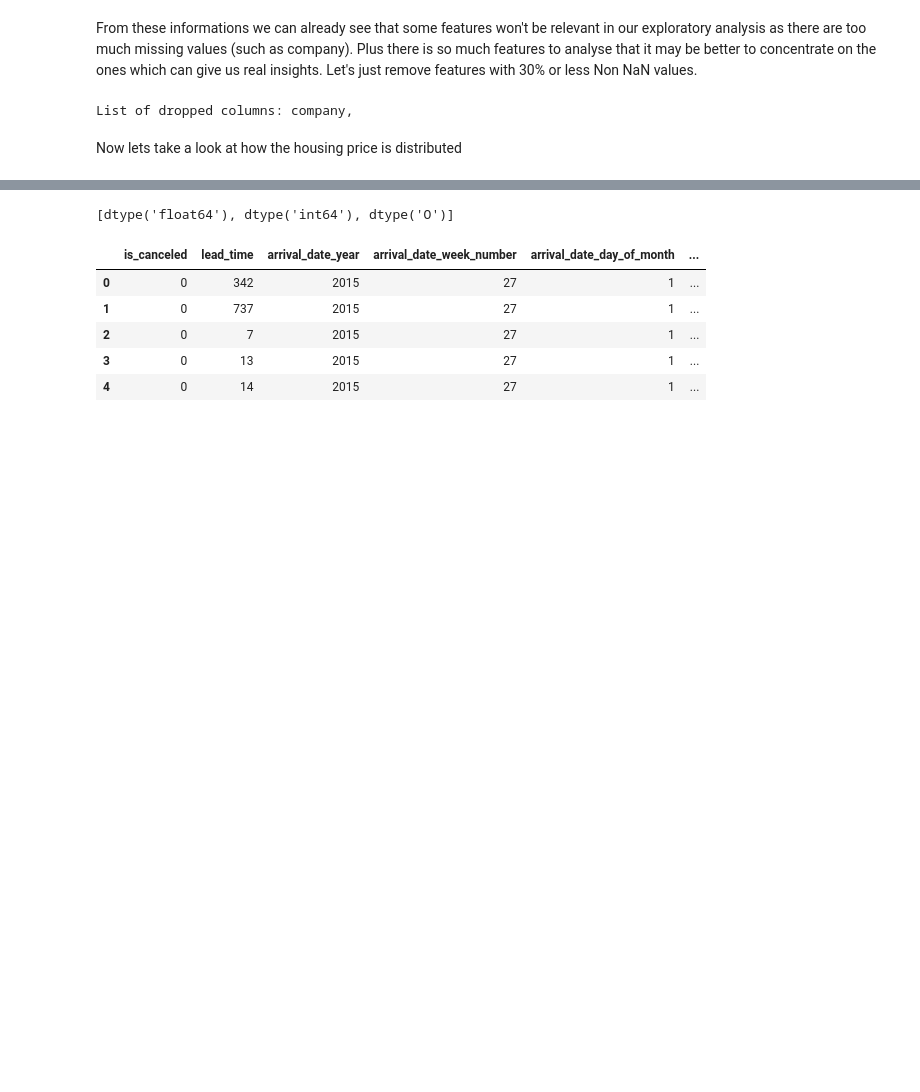
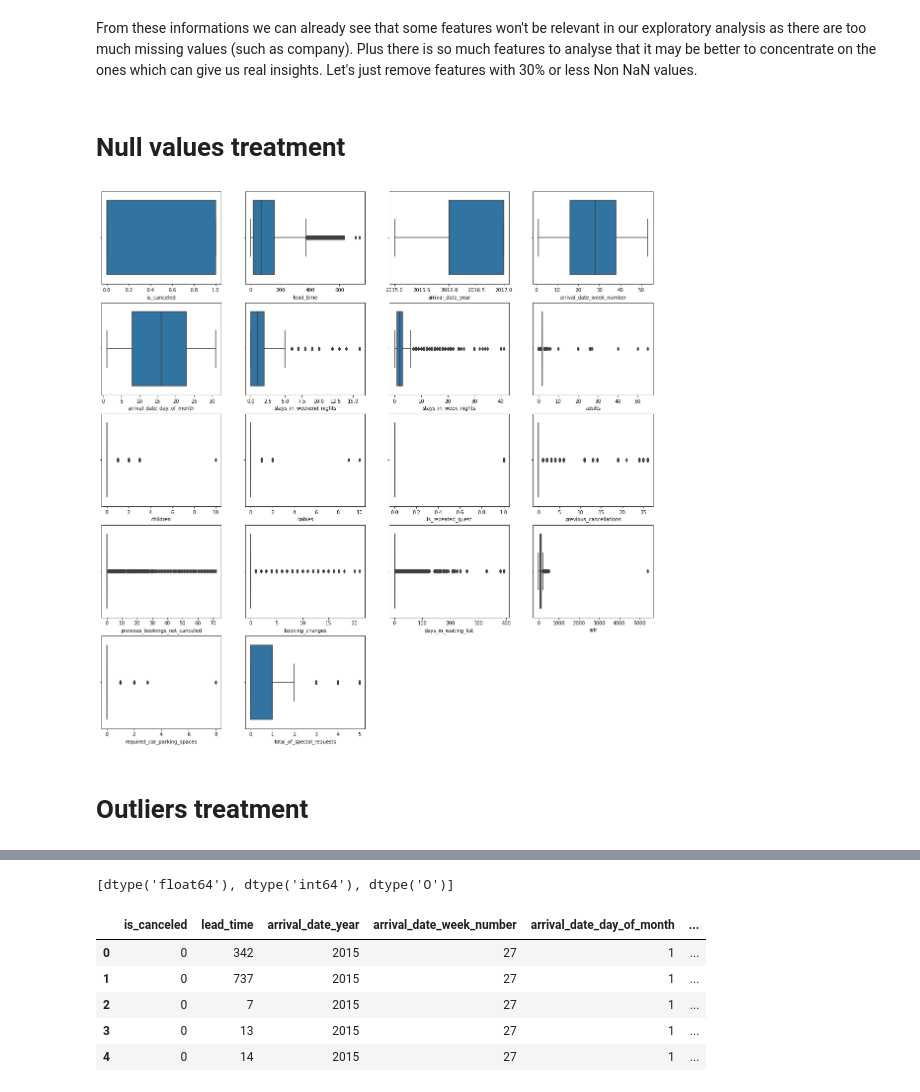
Before and after one commit to UserDs/Hotel-Booking-Analysis, a Jupyter notebook: Hotel_Booking_Analysis.ipynb, the cells around one changed output, grey strips where cells are left out. Drawn from its saved outputs; the diff is of its cells as text; code cells hidden in the pictures; blank space fills up the shorter version.

```diff
--- a/Hotel_Booking_Analysis.ipynb
+++ b/Hotel_Booking_Analysis.ipynb
@@ -110,17 +132,10 @@ dtype: int64
 # %% [markdown]
 From these informations we can already see that some features won't be relevant in our exploratory analysis as there are too much missing values (such as company). Plus there is so much features to analyse that it may be better to concentrate on the ones which can give us real insights. Let's just remove features with 30% or less Non NaN values.
-# %%
-# df.count() does not include NaN values
-df2 = df[[column for column in df if df[column].count() / len(df) >= 0.3]]
-
-print("List of dropped columns:", end=" ")
-
-for c in df.columns:
-    if c not in df2.columns:
-        print(c, end=", ")
-print('\n')
-df = df2
-# %% [output]
-List of dropped columns: company,
-# %% [markdown]
-Now lets take a look at how the housing price is distributed
+# %% [markdown]
+# Null values treatment
+# %%
+# Deleting "company" & "agent" columns as they are having high proportion of empty cells
+df=df.drop(['company', 'agent'],axis=1)
+
+# Deleting rows with NULL values corresponding to columns "children" & "country" as the percentage of empty cells in these columns are very less.
+df = df.dropna(subset=['children', 'country'], axis = 0) # We delete rows with empty cells
@@ -126,0 +144,43 @@ Now lets take a look at how the housing price is distributed
+# %%
+plt.figure(figsize = (20, 20))
+plt.subplot(5,4,1)
+sns.boxplot(x=df.is_canceled)
+plt.subplot(5,4,2)
+sns.boxplot(x=df.lead_time)
+plt.subplot(5,4,3)
+sns.boxplot(x=df.arrival_date_year)
+plt.subplot(5,4,4)
+sns.boxplot(x=df.arrival_date_week_number)
+plt.subplot(5,4,5)
+sns.boxplot(x=df.arrival_date_day_of_month)
+plt.subplot(5,4,6)
+sns.boxplot(x=df.stays_in_weekend_nights)
+plt.subplot(5,4,7)
+sns.boxplot(x=df.stays_in_week_nights)
+plt.subplot(5,4,8)
+sns.boxplot(x=df.adults)
+plt.subplot(5,4,9)
+sns.boxplot(x=df.children)
+plt.subplot(5,4,10)
+sns.boxplot(x=df.babies)
+plt.subplot(5,4,11)
+sns.boxplot(x=df.is_repeated_guest)
+plt.subplot(5,4,12)
+sns.boxplot(x=df.previous_cancellations)
+plt.subplot(5,4,13)
+sns.boxplot(x=df.previous_bookings_not_canceled)
+plt.subplot(5,4,14)
+sns.boxplot(x=df.booking_changes)
+plt.subplot(5,4,15)
+sns.boxplot(x=df.days_in_waiting_list)
+plt.subplot(5,4,16)
+sns.boxplot(x=df.adr)
+plt.subplot(5,4,17)
+sns.boxplot(x=df.required_car_parking_spaces)
+plt.subplot(5,4,18)
+sns.boxplot(x=df.total_of_special_requests)
+plt.show()
+# %% [output]
+[figure, added]
+# %% [markdown]
+# Outliers treatment
```
Also changed, not shown: parts of 48 cells of this notebook.
